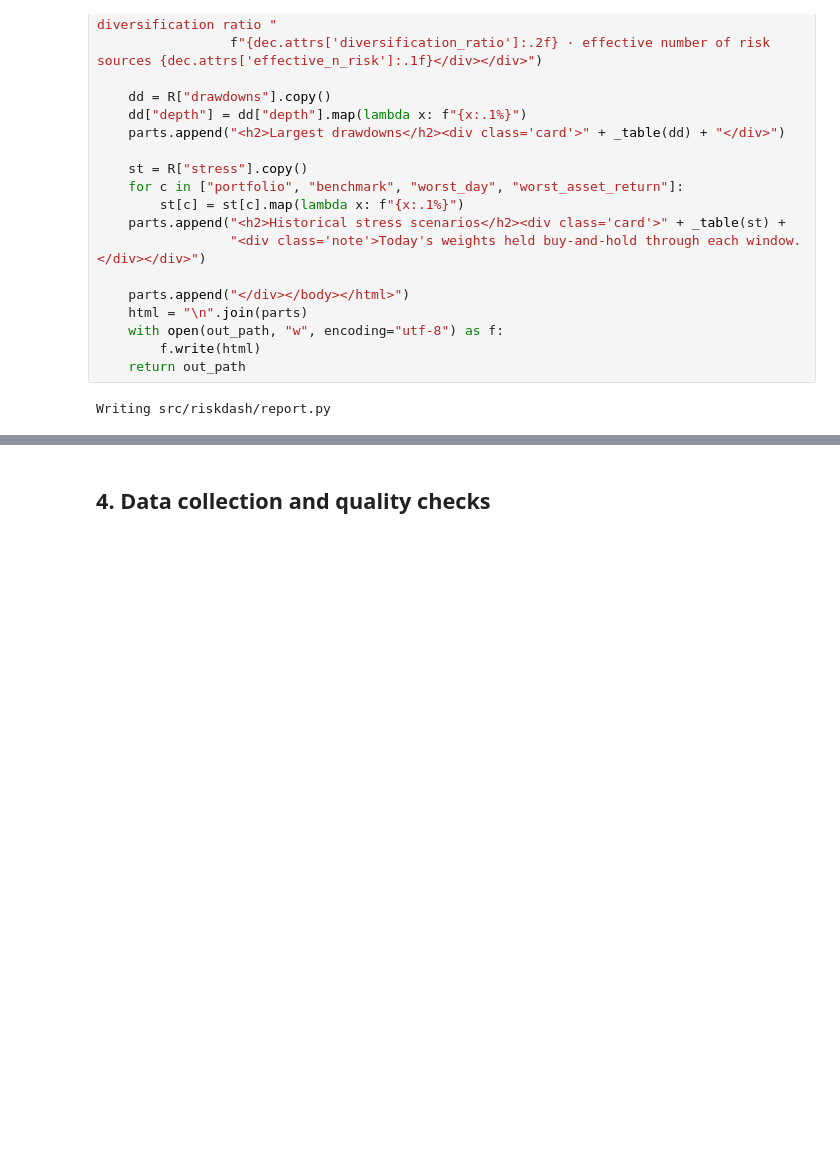
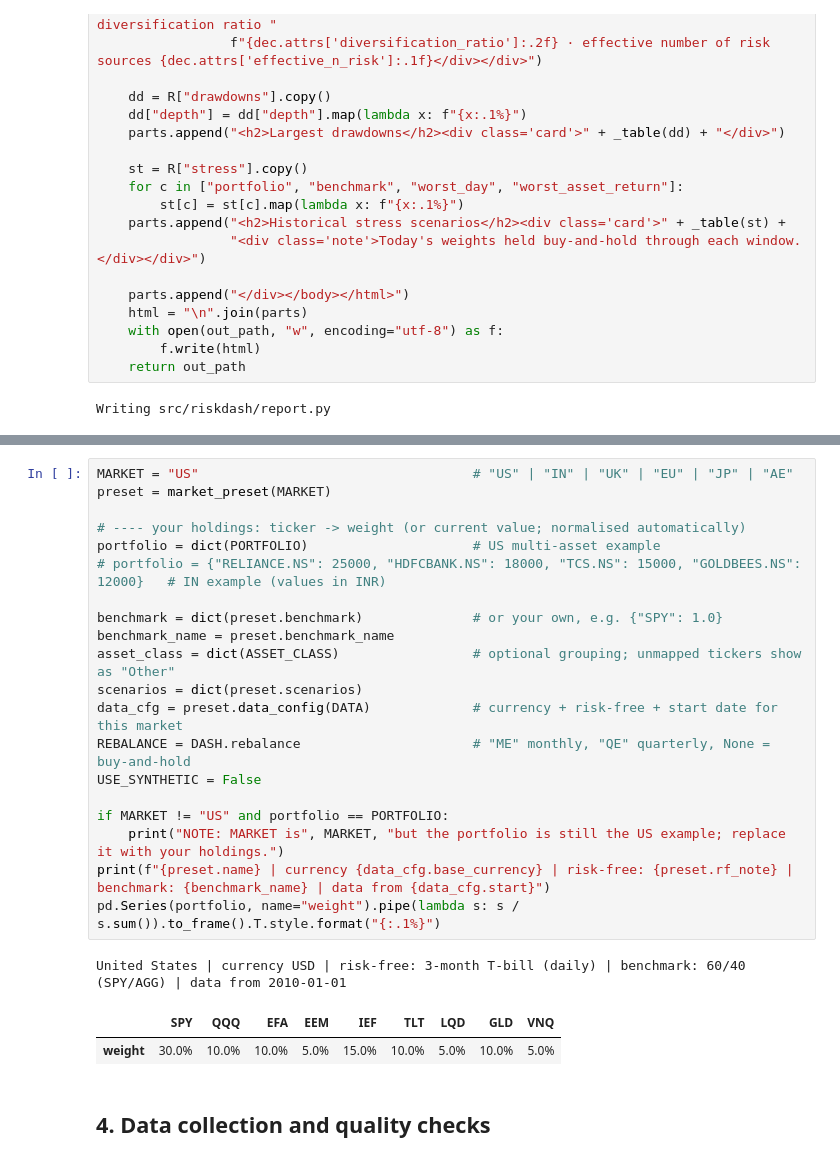
Before and after one commit to jainammehta1215/portfolio-risk-analytics, a Jupyter notebook: notebooks/portfolio_risk_analytics.ipynb, the cells around one changed output, grey strips where cells are left out. Drawn from its saved outputs; the diff is of its cells as text; blank space fills up the shorter version.

Commit message:
Market presets (US/IN/UK/EU/JP/AE): local currency, risk-free rate, benchmark and stress windows; repair self-reversing bad prints in price data

```diff
--- a/notebooks/portfolio_risk_analytics.ipynb
+++ b/notebooks/portfolio_risk_analytics.ipynb
@@ -1435,3 +1560,27 @@ pd.Series(portfolio, name="weight").to_frame().T.style.format("{:.0%}")
+# %%
+MARKET = "US"                                   # "US" | "IN" | "UK" | "EU" | "JP" | "AE"
+preset = market_preset(MARKET)
+
+# ---- your holdings: ticker -> weight (or current value; normalised automatically)
+portfolio = dict(PORTFOLIO)                     # US multi-asset example
+# portfolio = {"RELIANCE.NS": 25000, "HDFCBANK.NS": 18000, "TCS.NS": 15000, "GOLDBEES.NS": 12000}   # IN example (values in INR)
+
+benchmark = dict(preset.benchmark)              # or your own, e.g. {"SPY": 1.0}
+benchmark_name = preset.benchmark_name
+asset_class = dict(ASSET_CLASS)                 # optional grouping; unmapped tickers show as "Other"
+scenarios = dict(preset.scenarios)
+data_cfg = preset.data_config(DATA)             # currency + risk-free + start date for this market
+REBALANCE = DASH.rebalance                      # "ME" monthly, "QE" quarterly, None = buy-and-hold
+USE_SYNTHETIC = False
+
+if MARKET != "US" and portfolio == PORTFOLIO:
+    print("NOTE: MARKET is", MARKET, "but the portfolio is still the US example; replace it with your holdings.")
+print(f"{preset.name} | currency {data_cfg.base_currency} | risk-free: {preset.rf_note} | benchmark: {benchmark_name} | data from {data_cfg.start}")
+pd.Series(portfolio, name="weight").pipe(lambda s: s / s.sum()).to_frame().T.style.format("{:.1%}")
+# %% [output]
+United States | currency USD | risk-free: 3-month T-bill (daily) | benchmark: 60/40 (SPY/AGG) | data from 2010-01-01
+|  | SPY | QQQ | EFA | EEM | IEF | TLT | LQD | GLD | VNQ |
+| weight | 30.0% | 10.0% | 10.0% | 5.0% | 15.0% | 10.0% | 5.0% | 10.0% | 5.0% |
 # %% [markdown]
 ## 4. Data collection and quality checks
 # %%
```
Also changed, not shown: parts of 12 cells of this notebook, 5 other files.
